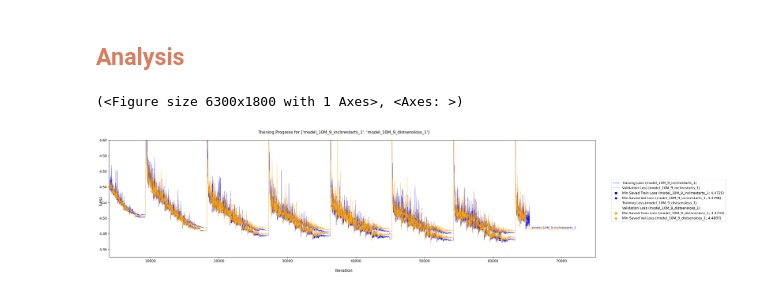
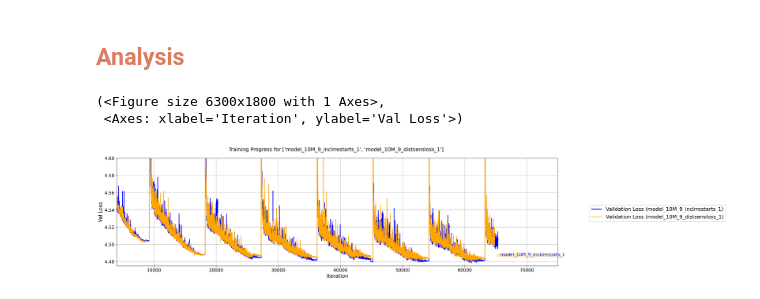
Before and after one commit to EshwaryForReasons/particleGPT, a Jupyter notebook: analysis_notebooks/analysis_exp4.ipynb, the cells around one changed output. Cells and saved outputs as stored; diff of their text form; code cells hidden in the pictures.

```diff
--- a/analysis_notebooks/analysis_exp4.ipynb
+++ b/analysis_notebooks/analysis_exp4.ipynb
@@ -44,8 +44,11 @@ Issue: coffea.nanoevents.methods.vector will be removed and replaced with scikit
 # %% [markdown]
 ## <span style="color:#db7d60">Analysis</span>
+# %%
+model_names = ['model_10M_9_inclrrestarts_1', 'model_10M_9_distsensloss_1']
 # %%
-anal.plotting.plot_training_run(['model_10M_9_inclrrestarts_1', 'model_10M_9_distsensloss_1'], use_log=False, y_lim=(4.45, 4.6), x_lim=(4000, 75000))
+anal.plotting.plot_validation_run(model_names, use_log=False, y_lim=(4.475, 4.6), x_lim=(4000, 75000))
 # %% [output]
-(<Figure size 6300x1800 with 1 Axes>, <Axes: >)
+(<Figure size 6300x1800 with 1 Axes>,
+ <Axes: xlabel='Iteration', ylabel='Val Loss'>)
-[figure, old version]
+[figure, new version]
 # %%
```
Also changed, not shown: parts of 5 cells of this notebook, 57 other files.
